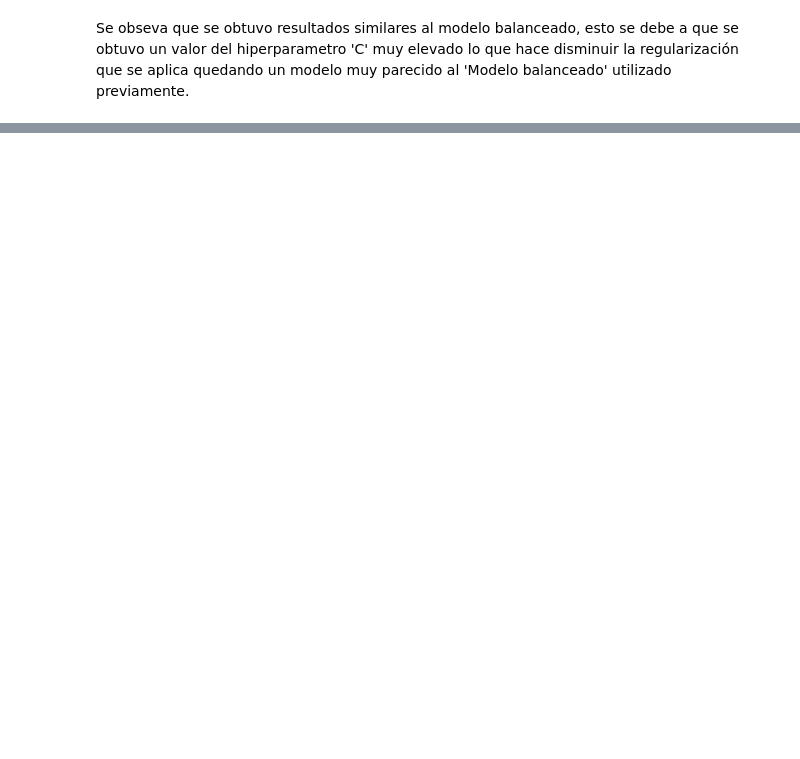
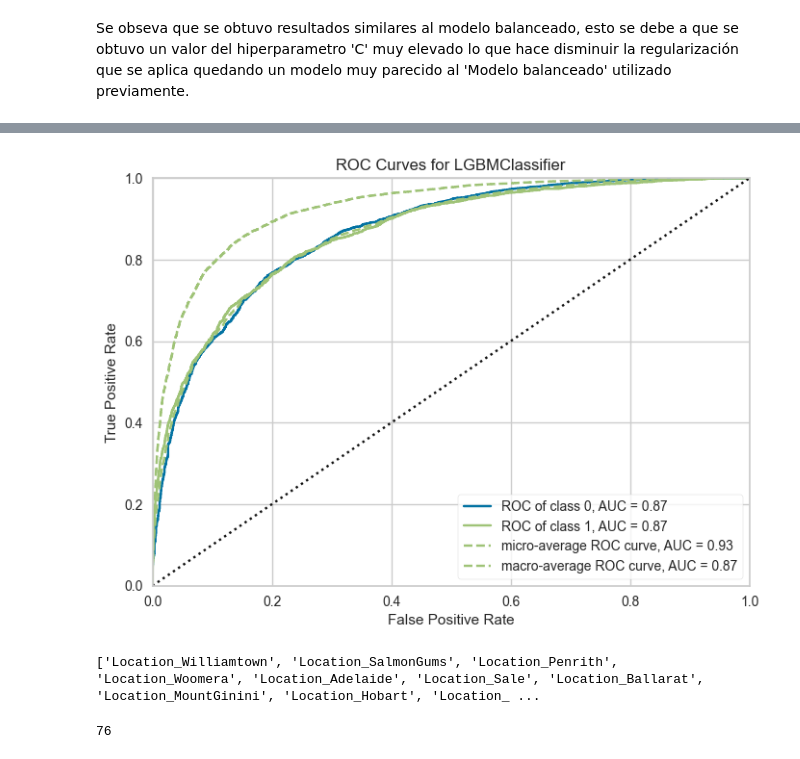
Before and after one commit to EugenioBravi/AA1-TUIA-Bravi-Nemeth, a Jupyter notebook: TP-clasificacion-AA1.ipynb, the cells around one changed output, grey strips where cells are left out. Cells and saved outputs as stored; diff of their text form; code cells hidden in the pictures; blank space fills up the shorter version.

```diff
--- a/TP-clasificacion-AA1.ipynb
+++ b/TP-clasificacion-AA1.ipynb
@@ -1010,0 +1060,3 @@ Se obseva que se obtuvo resultados similares al modelo balanceado, esto se debe
+# %%
+plot_model(modelo_mlauto, plot='auc')
+# %% [output]
@@ -1010,0 +1064,9 @@ Se obseva que se obtuvo resultados similares al modelo balanceado, esto se debe
+[figure, added]
+# %%
+print(modelo_mlauto.feature_name_)
+# %% [output]
+['Location_Williamtown', 'Location_SalmonGums', 'Location_Penrith', 'Location_Woomera', 'Location_Adelaide', 'Location_Sale', 'Location_Ballarat', 'Location_MountGinini', 'Location_Hobart', 'Location_ ...
+# %%
+len(modelo_mlauto.feature_name_)
+# %% [output]
+76
```
Also changed, not shown: parts of 25 cells of this notebook.
